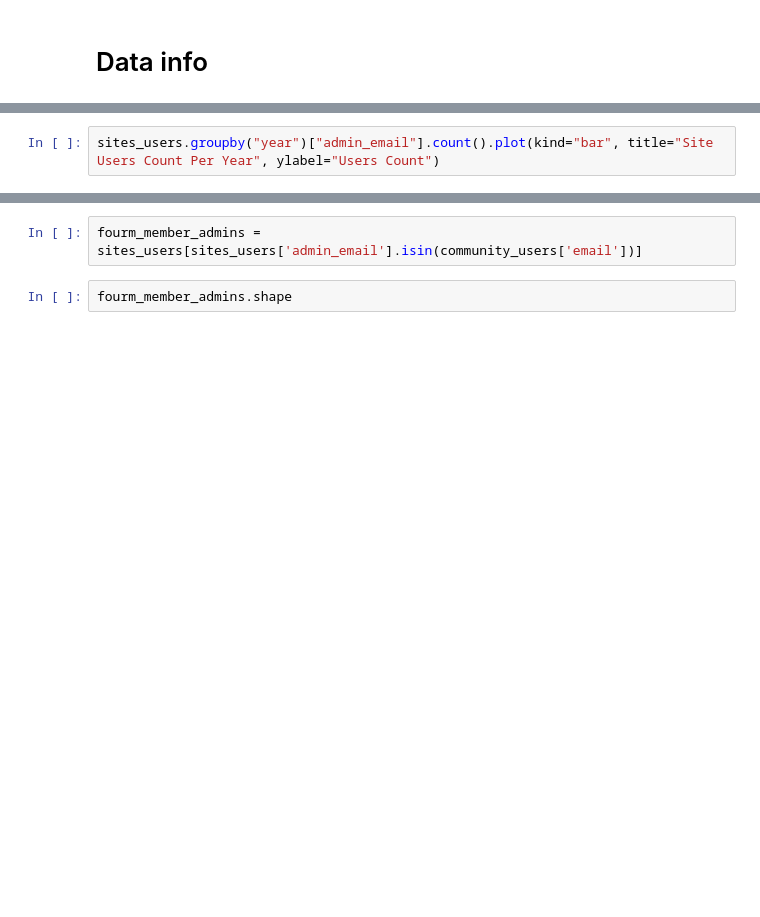
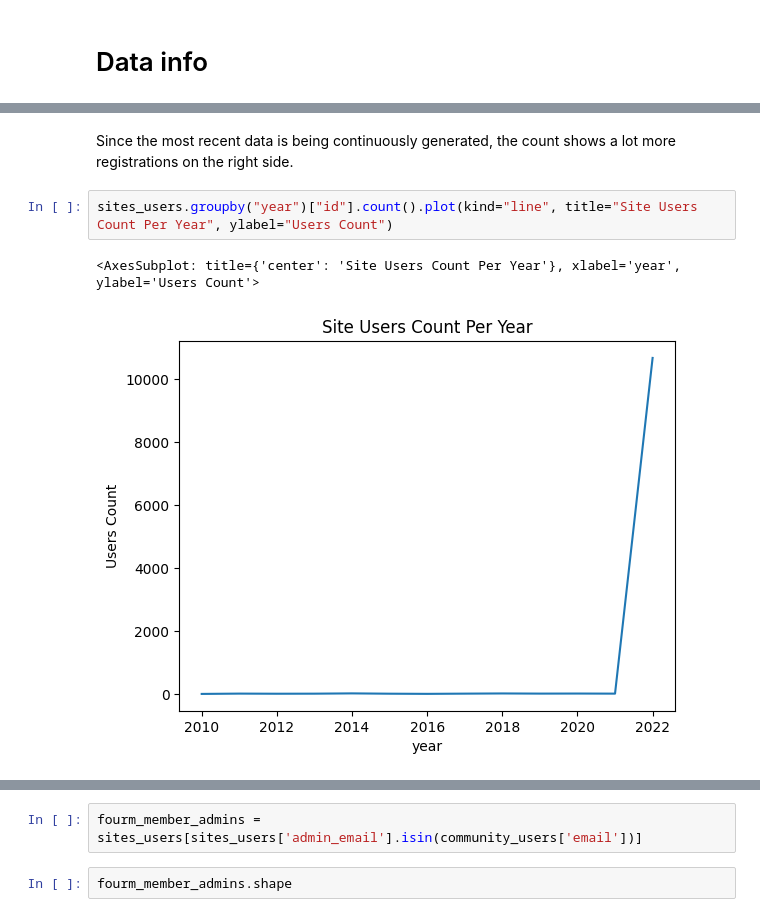
Before and after one commit to Hen0k/moodle_test_challenge, a Jupyter notebook: notebooks/data_analysis.ipynb, the cells around one changed output, grey strips where cells are left out. Drawn from its saved outputs; the diff is of its cells as text; blank space fills up the shorter version.

```diff
--- a/notebooks/data_analysis.ipynb
+++ b/notebooks/data_analysis.ipynb
@@ -33,2 +94,7 @@ community_users['year'] = community_users['registration_timestamp'].dt.year
+# %% [markdown]
+Since the most recent data is being continuously generated, the count shows a lot more registrations on the right side.
 # %%
-sites_users.groupby("year")["admin_email"].count().plot(kind="bar", title="Site Users Count Per Year", ylabel="Users Count")
+sites_users.groupby("year")["id"].count().plot(kind="line", title="Site Users Count Per Year", ylabel="Users Count")
+# %% [output]
+<AxesSubplot: title={'center': 'Site Users Count Per Year'}, xlabel='year', ylabel='Users Count'>
+[figure, added]
```
Also changed, not shown: parts of 22 cells of this notebook.
